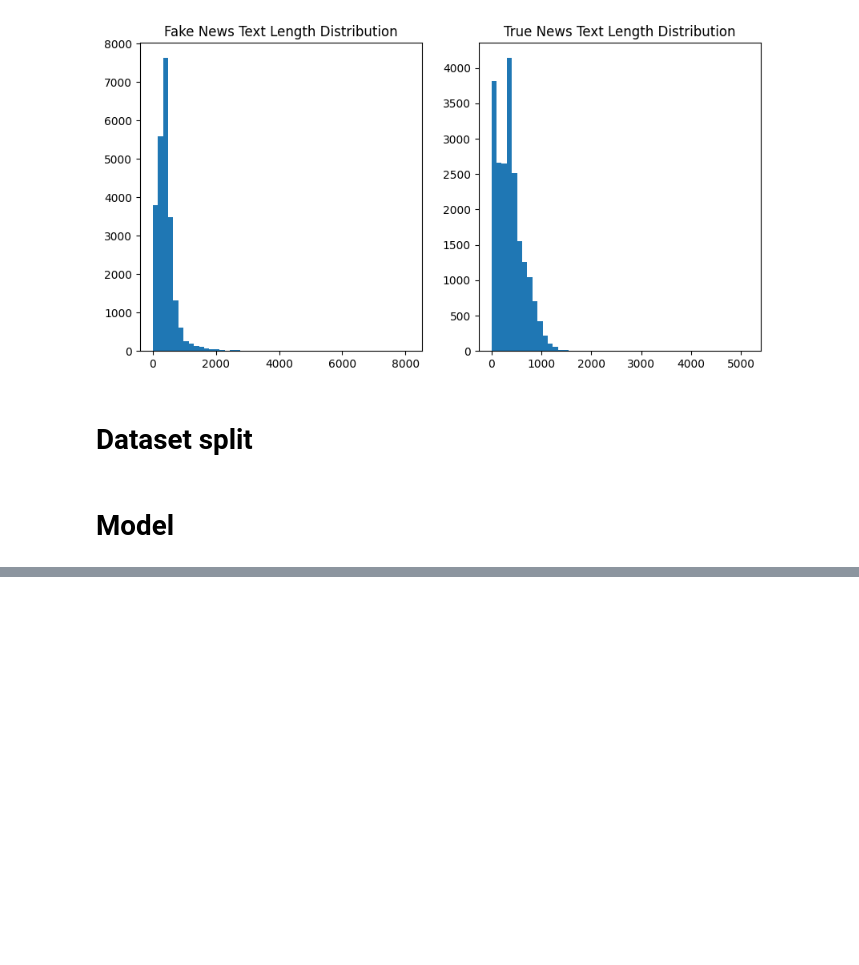
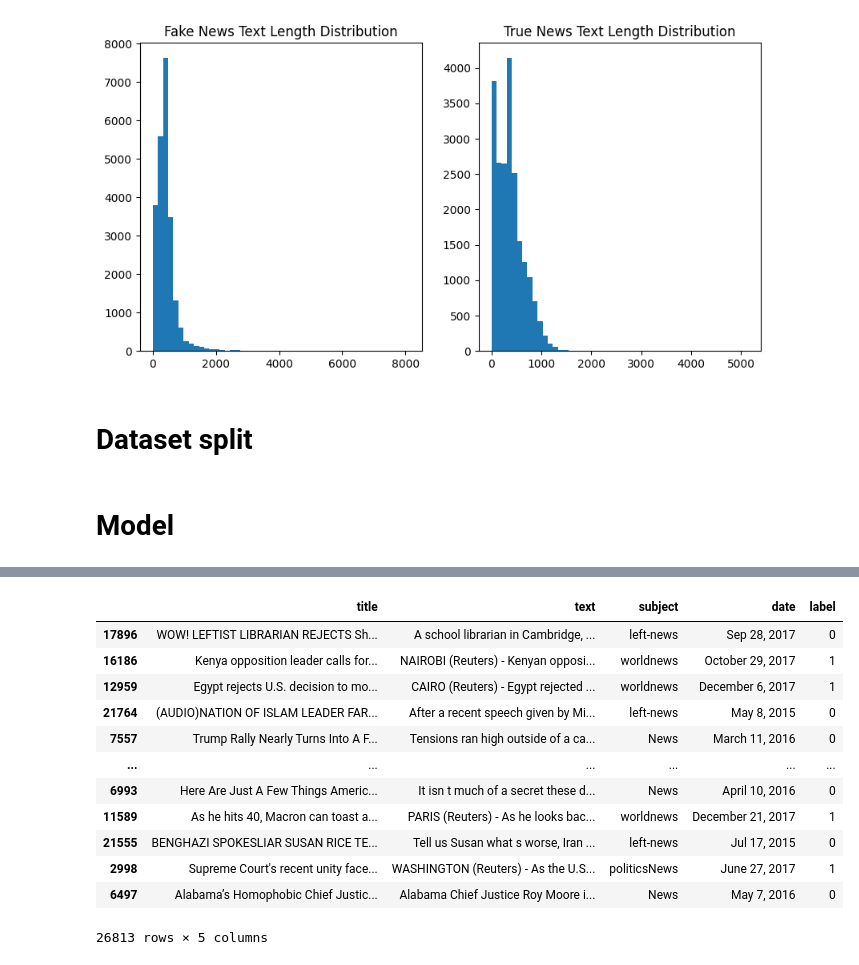
Before and after one commit to MAXCASMAR/fatima-fellowship, a Jupyter notebook: src/nlp/test.ipynb, the cells around one changed output, grey strips where cells are left out. Saved outputs shown, nothing was run; the diff lists cells and outputs as text; code cells hidden in the pictures; blank space fills up the shorter version.

```diff
--- a/src/nlp/test.ipynb
+++ b/src/nlp/test.ipynb
@@ -329,4 +321,20 @@ import torch.optim.lr_scheduler as lr_scheduler
 
 def create_scheduler(optimizer, num_epochs, num_training_steps):
     return lr_scheduler.CosineAnnealingLR(optimizer, T_max=num_epochs * num_training_steps)
+# %%
+train
+# %% [output]
+|  | title | text | subject | date | label |
+| 17896 | WOW! LEFTIST LIBRARIAN REJECTS Sh... | A school librarian in Cambridge, ... | left-news | Sep 28, 2017 | 0 |
+| 16186 | Kenya opposition leader calls for... | NAIROBI (Reuters) - Kenyan opposi... | worldnews | October 29, 2017 | 1 |
+| 12959 | Egypt rejects U.S. decision to mo... | CAIRO (Reuters) - Egypt rejected ... | worldnews | December 6, 2017 | 1 |
+| 21764 | (AUDIO)NATION OF ISLAM LEADER FAR... | After a recent speech given by Mi... | left-news | May 8, 2015 | 0 |
+| 7557 | Trump Rally Nearly Turns Into A F... | Tensions ran high outside of a ca... | News | March 11, 2016 | 0 |
+| ... | ... | ... | ... | ... | ... |
+| 6993 | Here Are Just A Few Things Americ... | It isn t much of a secret these d... | News | April 10, 2016 | 0 |
+| 11589 | As he hits 40, Macron can toast a... | PARIS (Reuters) - As he looks bac... | worldnews | December 21, 2017 | 1 |
+| 21555 | BENGHAZI SPOKESLIAR SUSAN RICE TE... | Tell us Susan what s worse, Iran ... | left-news | Jul 17, 2015 | 0 |
+| 2998 | Supreme Court's recent unity face... | WASHINGTON (Reuters) - As the U.S... | politicsNews | June 27, 2017 | 1 |
+| 6497 | Alabama’s Homophobic Chief Justic... | Alabama Chief Justice Roy Moore i... | News | May 7, 2016 | 0 |
+26813 rows × 5 columns
 # %%
```
Also changed, not shown: parts of 5 cells of this notebook.
